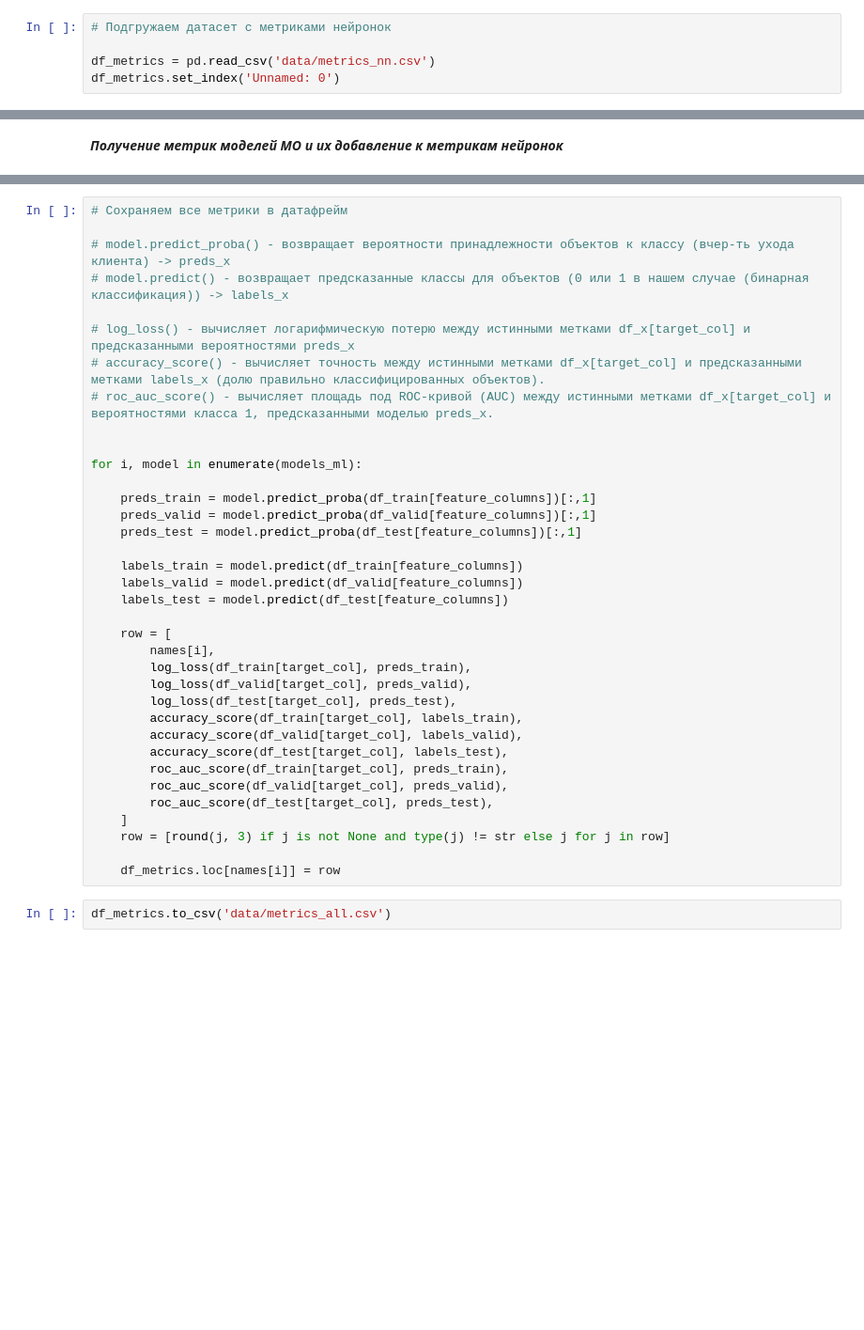
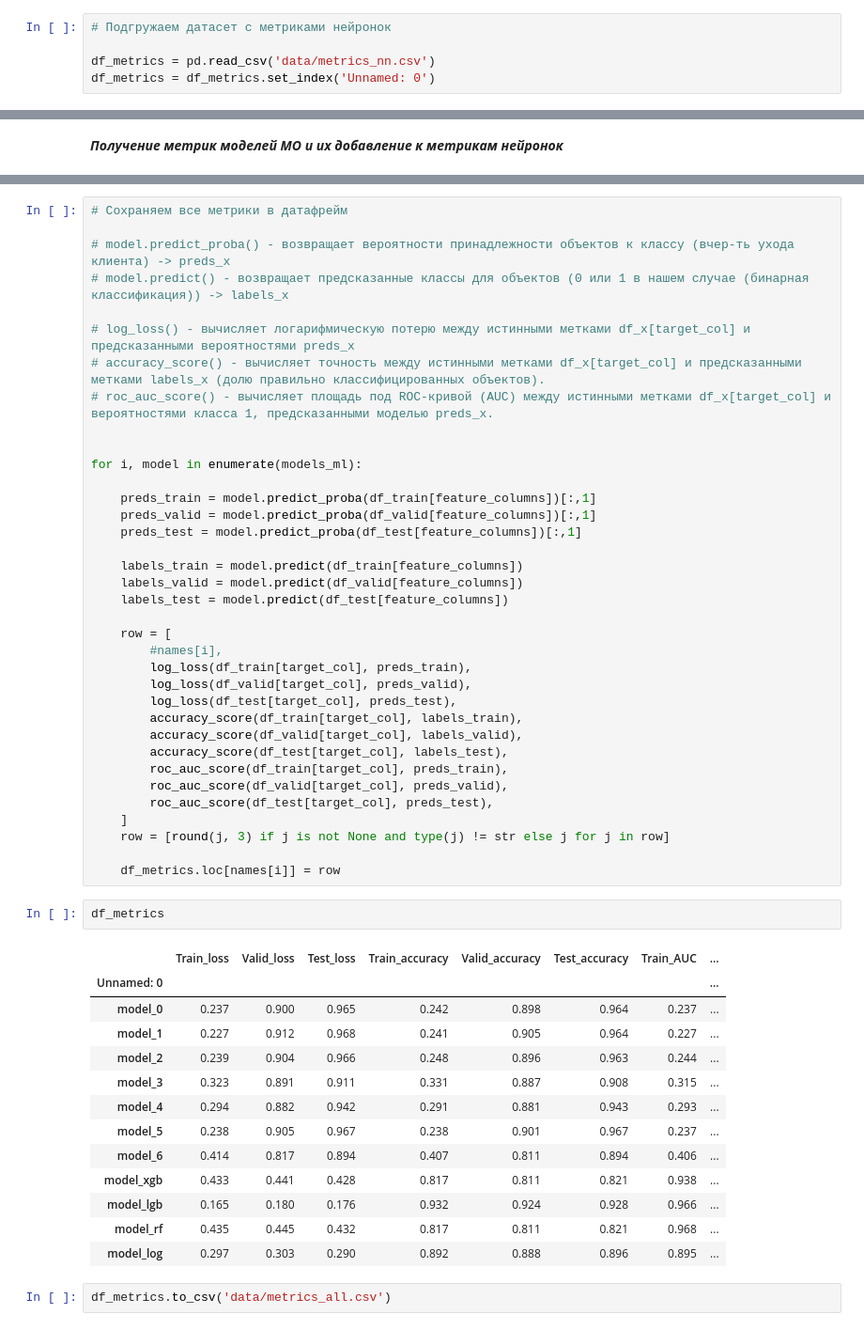
Before and after one commit to matvilen/BankChurn, a Jupyter notebook: 3_construction_of_neural_networks.ipynb, the cells around one changed output, grey strips where cells are left out. Shown at 94% size. Drawn from its saved outputs; the diff is of its cells as text; blank space fills up the shorter version.

```diff
--- a/3_construction_of_neural_networks.ipynb
+++ b/3_construction_of_neural_networks.ipynb
@@ -327,4 +264,4 @@ with open('models/model_log.pkl', 'rb') as f:
 # Подгружаем датасет с метриками нейронок
 
 df_metrics = pd.read_csv('data/metrics_nn.csv')
-df_metrics.set_index('Unnamed: 0')
+df_metrics = df_metrics.set_index('Unnamed: 0')
@@ -365,7 +304,7 @@ for i, model in enumerate(models_ml):
     labels_test = model.predict(df_test[feature_columns])
 
     row = [
-        names[i],
+        #names[i],
         log_loss(df_train[target_col], preds_train),
         log_loss(df_valid[target_col], preds_valid),
         log_loss(df_test[target_col], preds_test),
@@ -379,5 +318,21 @@ for i, model in enumerate(models_ml):
     row = [round(j, 3) if j is not None and type(j) != str else j for j in row]
 
     df_metrics.loc[names[i]] = row
+# %%
+df_metrics
+# %% [output]
+|  | Train_loss | Valid_loss | Test_loss | Train_accuracy | Valid_accuracy | Test_accuracy | Train_AUC | ... |
+| Unnamed: 0 |  |  |  |  |  |  |  | ... |
+| model_0 | 0.237 | 0.900 | 0.965 | 0.242 | 0.898 | 0.964 | 0.237 | ... |
+| model_1 | 0.227 | 0.912 | 0.968 | 0.241 | 0.905 | 0.964 | 0.227 | ... |
+| model_2 | 0.239 | 0.904 | 0.966 | 0.248 | 0.896 | 0.963 | 0.244 | ... |
+| model_3 | 0.323 | 0.891 | 0.911 | 0.331 | 0.887 | 0.908 | 0.315 | ... |
+| model_4 | 0.294 | 0.882 | 0.942 | 0.291 | 0.881 | 0.943 | 0.293 | ... |
+| model_5 | 0.238 | 0.905 | 0.967 | 0.238 | 0.901 | 0.967 | 0.237 | ... |
+| model_6 | 0.414 | 0.817 | 0.894 | 0.407 | 0.811 | 0.894 | 0.406 | ... |
+| model_xgb | 0.433 | 0.441 | 0.428 | 0.817 | 0.811 | 0.821 | 0.938 | ... |
+| model_lgb | 0.165 | 0.180 | 0.176 | 0.932 | 0.924 | 0.928 | 0.966 | ... |
+| model_rf | 0.435 | 0.445 | 0.432 | 0.817 | 0.811 | 0.821 | 0.968 | ... |
+| model_log | 0.297 | 0.303 | 0.290 | 0.892 | 0.888 | 0.896 | 0.895 | ... |
 # %%
 df_metrics.to_csv('data/metrics_all.csv')
```
Also changed, not shown: parts of 14 cells of this notebook, 4 other files.
